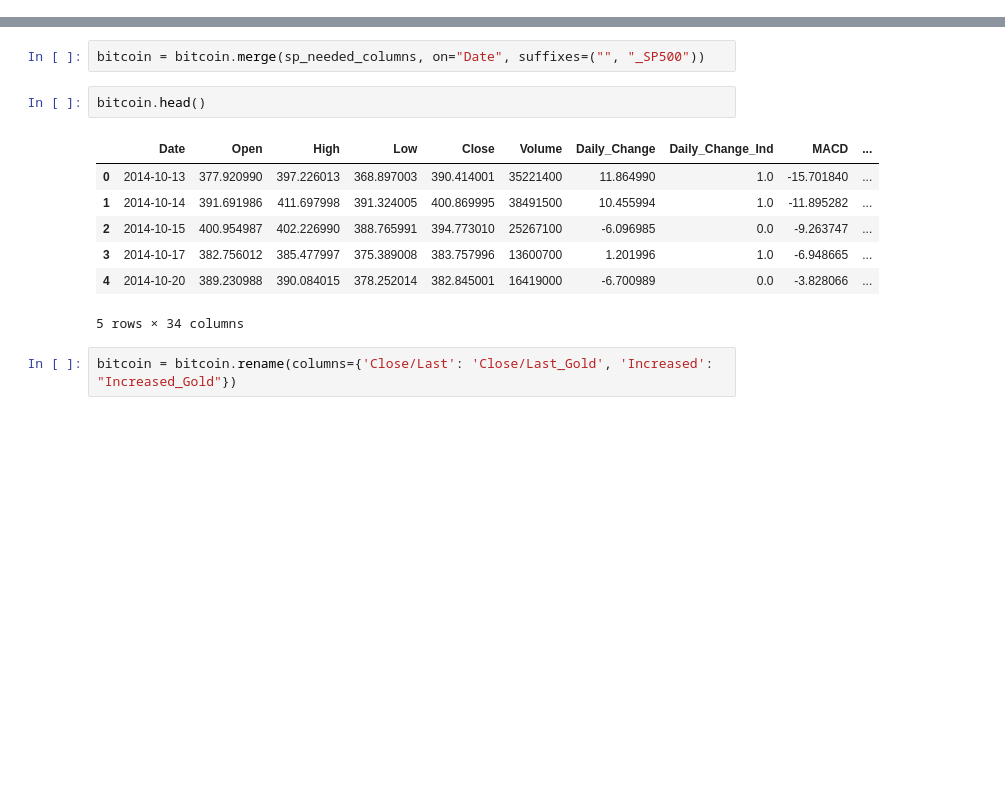
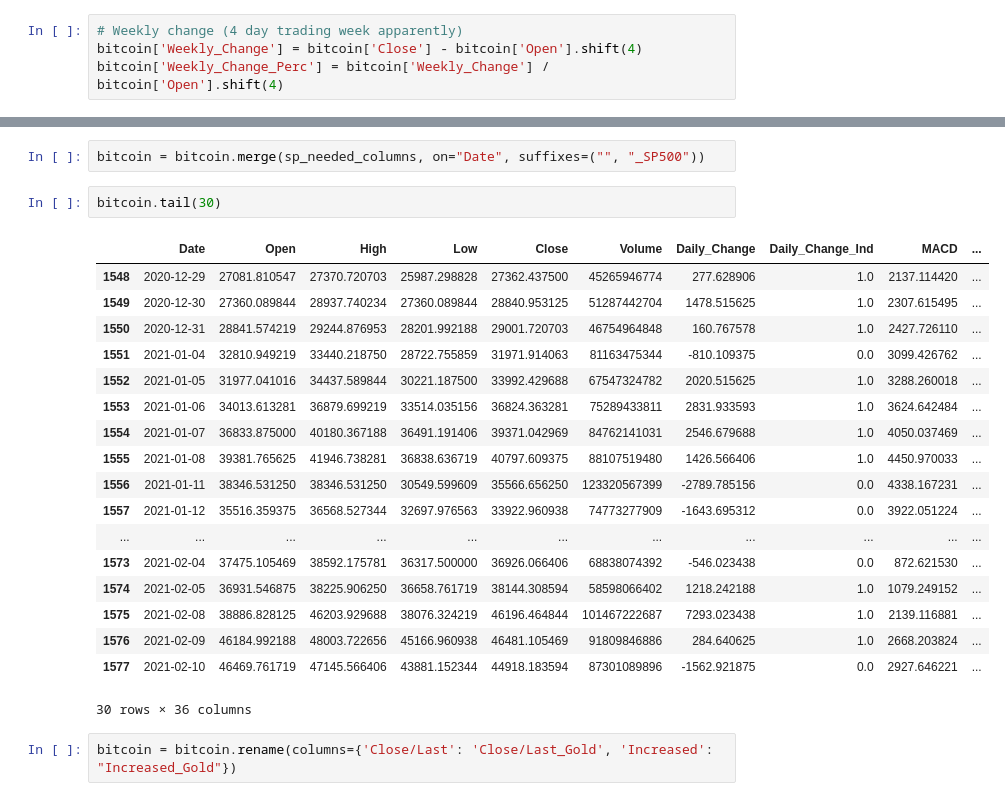
Before and after one commit to irsa-ashraf/Analysis-of-Indicators-on-Cryptocurrency-Prices, a Jupyter notebook: final_datasets/bitcoin_feature_engineering.ipynb, the cells around one changed output, grey strips where cells are left out. Cells and saved outputs as stored; diff of their text form; blank space fills up the shorter version.

```diff
--- a/final_datasets/bitcoin_feature_engineering.ipynb
+++ b/final_datasets/bitcoin_feature_engineering.ipynb
@@ -10,6 +10,10 @@ bitcoin.drop(inplace=True, columns=["Unnamed: 0", "Adj Close", "gold_close", "go
 # %%
 # Create a daily change percent
 bitcoin['Daily_Change_Perc'] = bitcoin["Daily_Change"] / bitcoin["Open"]
+# %%
+# Weekly change (4 day trading week apparently)
+bitcoin['Weekly_Change'] = bitcoin['Close'] - bitcoin['Open'].shift(4)
+bitcoin['Weekly_Change_Perc'] = bitcoin['Weekly_Change'] / bitcoin['Open'].shift(4)
 # %%
 # Re-add gold
 gold = pd.read_csv("../data/gold_modified.csv")
@@ -34,15 +38,26 @@ sp_needed_columns = sp500[["Date", "Close/Last", "Open", "Daily_Change", "Daily_
 # %%
 bitcoin = bitcoin.merge(sp_needed_columns, on="Date", suffixes=("", "_SP500"))
 # %%
-bitcoin.head()
+bitcoin.tail(30)
 # %% [output]
 |  | Date | Open | High | Low | Close | Volume | Daily_Change | Daily_Change_Ind | MACD | ... |
-| 0 | 2014-10-13 | 377.920990 | 397.226013 | 368.897003 | 390.414001 | 35221400 | 11.864990 | 1.0 | -15.701840 | ... |
-| 1 | 2014-10-14 | 391.691986 | 411.697998 | 391.324005 | 400.869995 | 38491500 | 10.455994 | 1.0 | -11.895282 | ... |
-| 2 | 2014-10-15 | 400.954987 | 402.226990 | 388.765991 | 394.773010 | 25267100 | -6.096985 | 0.0 | -9.263747 | ... |
-| 3 | 2014-10-17 | 382.756012 | 385.477997 | 375.389008 | 383.757996 | 13600700 | 1.201996 | 1.0 | -6.948665 | ... |
-| 4 | 2014-10-20 | 389.230988 | 390.084015 | 378.252014 | 382.845001 | 16419000 | -6.700989 | 0.0 | -3.828066 | ... |
+| 1548 | 2020-12-29 | 27081.810547 | 27370.720703 | 25987.298828 | 27362.437500 | 45265946774 | 277.628906 | 1.0 | 2137.114420 | ... |
+| 1549 | 2020-12-30 | 27360.089844 | 28937.740234 | 27360.089844 | 28840.953125 | 51287442704 | 1478.515625 | 1.0 | 2307.615495 | ... |
+| 1550 | 2020-12-31 | 28841.574219 | 29244.876953 | 28201.992188 | 29001.720703 | 46754964848 | 160.767578 | 1.0 | 2427.726110 | ... |
+| 1551 | 2021-01-04 | 32810.949219 | 33440.218750 | 28722.755859 | 31971.914063 | 81163475344 | -810.109375 | 0.0 | 3099.426762 | ... |
+| 1552 | 2021-01-05 | 31977.041016 | 34437.589844 | 30221.187500 | 33992.429688 | 67547324782 | 2020.515625 | 1.0 | 3288.260018 | ... |
+| 1553 | 2021-01-06 | 34013.613281 | 36879.699219 | 33514.035156 | 36824.363281 | 75289433811 | 2831.933593 | 1.0 | 3624.642484 | ... |
+| 1554 | 2021-01-07 | 36833.875000 | 40180.367188 | 36491.191406 | 39371.042969 | 84762141031 | 2546.679688 | 1.0 | 4050.037469 | ... |
+| 1555 | 2021-01-08 | 39381.765625 | 41946.738281 | 36838.636719 | 40797.609375 | 88107519480 | 1426.566406 | 1.0 | 4450.970033 | ... |
+| 1556 | 2021-01-11 | 38346.531250 | 38346.531250 | 30549.599609 | 35566.656250 | 123320567399 | -2789.785156 | 0.0 | 4338.167231 | ... |
+| 1557 | 2021-01-12 | 35516.359375 | 36568.527344 | 32697.976563 | 33922.960938 | 74773277909 | -1643.695312 | 0.0 | 3922.051224 | ... |
+| ... | ... | ... | ... | ... | ... | ... | ... | ... | ... | ... |
+| 1573 | 2021-02-04 | 37475.105469 | 38592.175781 | 36317.500000 | 36926.066406 | 68838074392 | -546.023438 | 0.0 | 872.621530 | ... |
+| 1574 | 2021-02-05 | 36931.546875 | 38225.906250 | 36658.761719 | 38144.308594 | 58598066402 | 1218.242188 | 1.0 | 1079.249152 | ... |
+| 1575 | 2021-02-08 | 38886.828125 | 46203.929688 | 38076.324219 | 46196.464844 | 101467222687 | 7293.023438 | 1.0 | 2139.116881 | ... |
+| 1576 | 2021-02-09 | 46184.992188 | 48003.722656 | 45166.960938 | 46481.105469 | 91809846886 | 284.640625 | 1.0 | 2668.203824 | ... |
+| 1577 | 2021-02-10 | 46469.761719 | 47145.566406 | 43881.152344 | 44918.183594 | 87301089896 | -1562.921875 | 0.0 | 2927.646221 | ... |
-5 rows × 34 columns
+30 rows × 36 columns
 # %%
 bitcoin = bitcoin.rename(columns={'Close/Last': 'Close/Last_Gold', 'Increased': "Increased_Gold"})
 # %%
```
Also changed, not shown: parts of 5 cells of this notebook, 7 other files.
